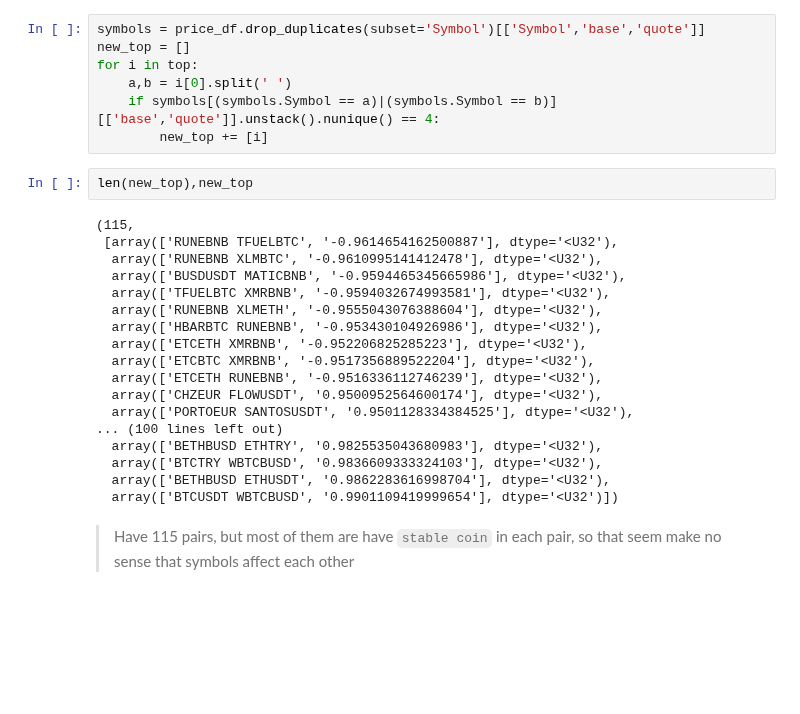
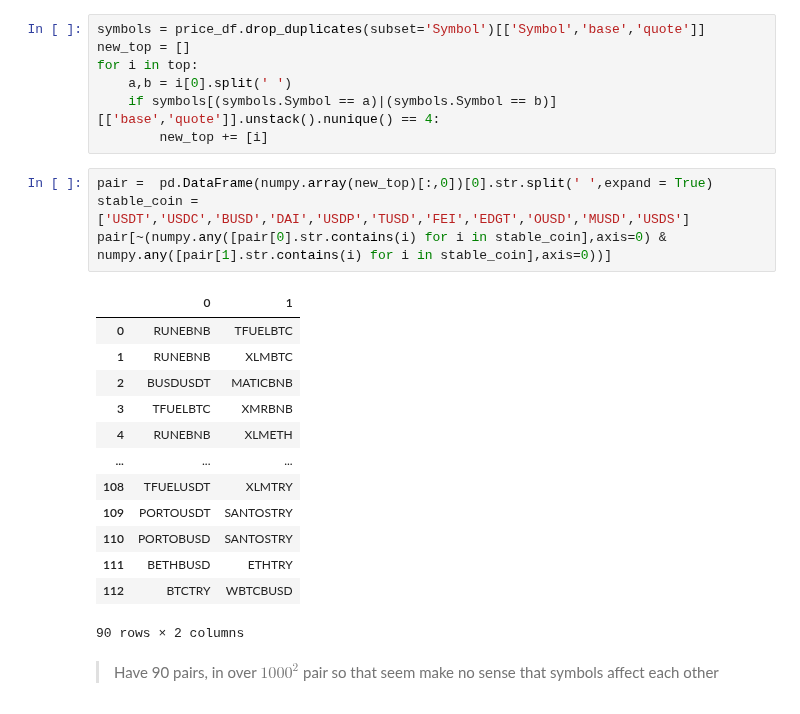
Before and after one commit to nhatruong1009/CryptoPrediction, a Jupyter notebook: src/analysis/4_Price_Corr.ipynb, the cells around one changed output. Cells and saved outputs as stored; diff of their text form; blank space fills up the shorter version.

```diff
--- a/src/analysis/4_Price_Corr.ipynb
+++ b/src/analysis/4_Price_Corr.ipynb
@@ -145,25 +145,23 @@ for i in top:
     a,b = i[0].split(' ')
     if symbols[(symbols.Symbol == a)|(symbols.Symbol == b)][['base','quote']].unstack().nunique() == 4:
         new_top += [i]
-# %%
-len(new_top),new_top
-# %% [output]
-(115,
- [array(['RUNEBNB TFUELBTC', '-0.9614654162500887'], dtype='<U32'),
-  array(['RUNEBNB XLMBTC', '-0.9610995141412478'], dtype='<U32'),
-  array(['BUSDUSDT MATICBNB', '-0.9594465345665986'], dtype='<U32'),
-  array(['TFUELBTC XMRBNB', '-0.9594032674993581'], dtype='<U32'),
-  array(['RUNEBNB XLMETH', '-0.9555043076388604'], dtype='<U32'),
-  array(['HBARBTC RUNEBNB', '-0.953430104926986'], dtype='<U32'),
-  array(['ETCETH XMRBNB', '-0.952206825285223'], dtype='<U32'),
-  array(['ETCBTC XMRBNB', '-0.9517356889522204'], dtype='<U32'),
-  array(['ETCETH RUNEBNB', '-0.9516336112746239'], dtype='<U32'),
-  array(['CHZEUR FLOWUSDT', '0.9500952564600174'], dtype='<U32'),
-  array(['PORTOEUR SANTOSUSDT', '0.9501128334384525'], dtype='<U32'),
-... (100 lines left out)
-  array(['BETHBUSD ETHTRY', '0.9825535043680983'], dtype='<U32'),
-  array(['BTCTRY WBTCBUSD', '0.9836609333324103'], dtype='<U32'),
-  array(['BETHBUSD ETHUSDT', '0.9862283616998704'], dtype='<U32'),
-  array(['BTCUSDT WBTCBUSD', '0.9901109419999654'], dtype='<U32')])
+# %%
+pair =  pd.DataFrame(numpy.array(new_top)[:,0])[0].str.split(' ',expand = True)
+stable_coin = ['USDT','USDC','BUSD','DAI','USDP','TUSD','FEI','EDGT','OUSD','MUSD','USDS']
+pair[~(numpy.any([pair[0].str.contains(i) for i in stable_coin],axis=0) & numpy.any([pair[1].str.contains(i) for i in stable_coin],axis=0))]
+# %% [output]
+|  | 0 | 1 |
+| 0 | RUNEBNB | TFUELBTC |
+| 1 | RUNEBNB | XLMBTC |
+| 2 | BUSDUSDT | MATICBNB |
+| 3 | TFUELBTC | XMRBNB |
+| 4 | RUNEBNB | XLMETH |
+| ... | ... | ... |
+| 108 | TFUELUSDT | XLMTRY |
+| 109 | PORTOUSDT | SANTOSTRY |
+| 110 | PORTOBUSD | SANTOSTRY |
+| 111 | BETHBUSD | ETHTRY |
+| 112 | BTCTRY | WBTCBUSD |
+90 rows × 2 columns
 # %% [markdown]
-> Have 115 pairs, but most of them are have `stable coin` in each pair, so that seem make no sense that symbols affect each other
+> Have 90 pairs, in over $1000^2$ pair so that seem make no sense that symbols affect each other
```
Also changed, not shown: parts of 1 cell of this notebook.
